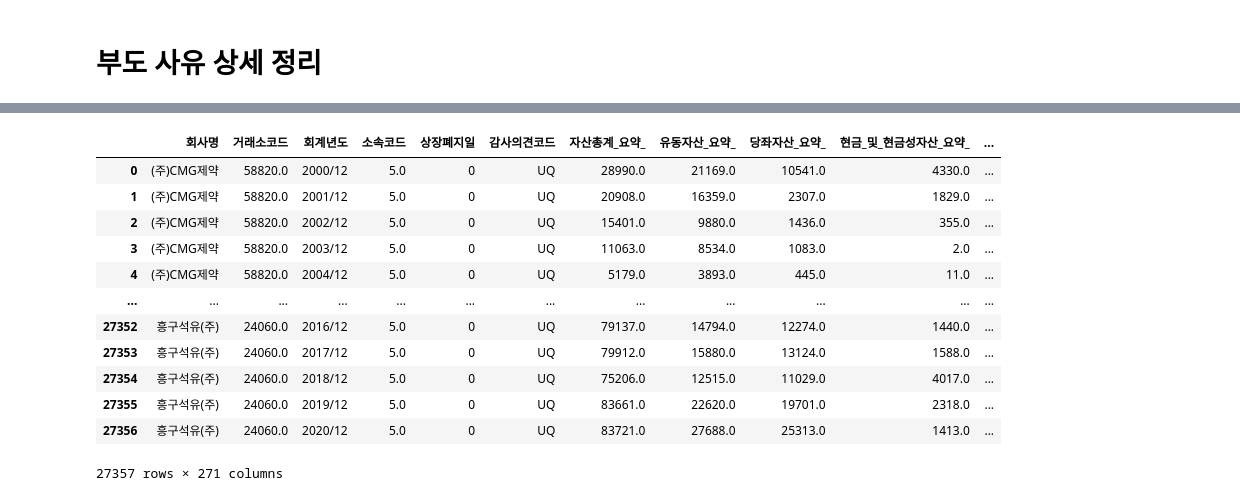
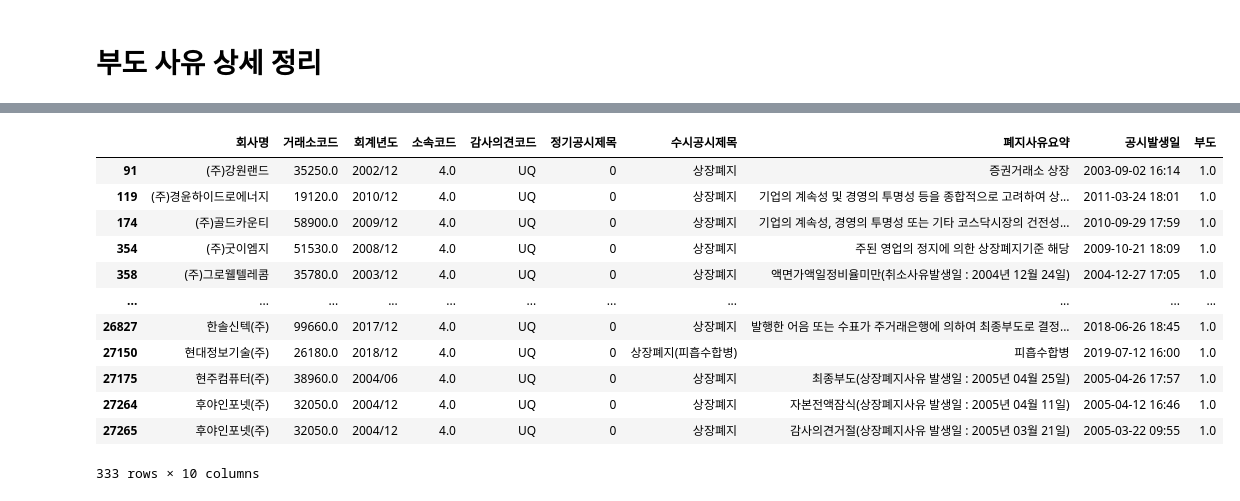
Before and after one commit to JxxHxxx/Ubion-CorporateBankruptcyAnalysis, a Jupyter notebook: Code/JH/code/preprocessing/prepro_bankruptcy_2.ipynb, the cells around one changed output, grey strips where cells are left out. Saved outputs shown, nothing was run; the diff lists cells and outputs as text; code cells hidden in the pictures.

```diff
--- a/Code/JH/code/preprocessing/prepro_bankruptcy_2.ipynb
+++ b/Code/JH/code/preprocessing/prepro_bankruptcy_2.ipynb
@@ -149,17 +169,20 @@ Name: 공시제목, dtype: int64
+# %%
+subset = dataset.loc[dataset['수시공시제목'] != '0',['회사명','거래소코드','회계년도','소속코드','감사의견코드','정기공시제목','수시공시제목','폐지사유요약','공시발생일','부도']]
+# %%
+subset.loc[subset['부도'] == 1]
+# %% [output]
+|  | 회사명 | 거래소코드 | 회계년도 | 소속코드 | 감사의견코드 | 정기공시제목 | 수시공시제목 | 폐지사유요약 | 공시발생일 | 부도 |
+| 91 | (주)강원랜드 | 35250.0 | 2002/12 | 4.0 | UQ | 0 | 상장폐지 | 증권거래소 상장 | 2003-09-02 16:14 | 1.0 |
+| 119 | (주)경윤하이드로에너지 | 19120.0 | 2010/12 | 4.0 | UQ | 0 | 상장폐지 | 기업의 계속성 및 경영의 투명성 등을 종합적으로 고려하여 상... | 2011-03-24 18:01 | 1.0 |
+| 174 | (주)골드카운티 | 58900.0 | 2009/12 | 4.0 | UQ | 0 | 상장폐지 | 기업의 계속성, 경영의 투명성 또는 기타 코스닥시장의 건전성... | 2010-09-29 17:59 | 1.0 |
+| 354 | (주)굿이엠지 | 51530.0 | 2008/12 | 4.0 | UQ | 0 | 상장폐지 | 주된 영업의 정지에 의한 상장폐지기준 해당 | 2009-10-21 18:09 | 1.0 |
+| 358 | (주)그로웰텔레콤 | 35780.0 | 2003/12 | 4.0 | UQ | 0 | 상장폐지 | 액면가액일정비율미만(취소사유발생일 : 2004년 12월 24일) | 2004-12-27 17:05 | 1.0 |
+| ... | ... | ... | ... | ... | ... | ... | ... | ... | ... | ... |
+| 26827 | 한솔신텍(주) | 99660.0 | 2017/12 | 4.0 | UQ | 0 | 상장폐지 | 발행한 어음 또는 수표가 주거래은행에 의하여 최종부도로 결정... | 2018-06-26 18:45 | 1.0 |
+| 27150 | 현대정보기술(주) | 26180.0 | 2018/12 | 4.0 | UQ | 0 | 상장폐지(피흡수합병) | 피흡수합병 | 2019-07-12 16:00 | 1.0 |
+| 27175 | 현주컴퓨터(주) | 38960.0 | 2004/06 | 4.0 | UQ | 0 | 상장폐지 | 최종부도(상장폐지사유 발생일 : 2005년 04월 25일) | 2005-04-26 17:57 | 1.0 |
+| 27264 | 후야인포넷(주) | 32050.0 | 2004/12 | 4.0 | UQ | 0 | 상장폐지 | 자본전액잠식(상장폐지사유 발생일 : 2005년 04월 11일) | 2005-04-12 16:46 | 1.0 |
+| 27265 | 후야인포넷(주) | 32050.0 | 2004/12 | 4.0 | UQ | 0 | 상장폐지 | 감사의견거절(상장폐지사유 발생일 : 2005년 03월 21일) | 2005-03-22 09:55 | 1.0 |
+333 rows × 10 columns
 # %%
-pdataset = pd.read_csv(r'C:\Users\JH\Desktop\Final\CBA\Data\Dataset.csv', index_col=0)
-pdataset
+subset.to_csv(r'C:\Users\JH\Desktop\Final\CBA\Data\데이터정리중\시장조치부도판단ver2.csv', index=False)
-# %% [output]
-|  | 회사명 | 거래소코드 | 회계년도 | 소속코드 | 상장폐지일 | 감사의견코드 | 자산총계_요약_ | 유동자산_요약_ | 당좌자산_요약_ | 현금_및_현금성자산_요약_ | ... |
-| 0 | (주)CMG제약 | 58820.0 | 2000/12 | 5.0 | 0 | UQ | 28990.0 | 21169.0 | 10541.0 | 4330.0 | ... |
-| 1 | (주)CMG제약 | 58820.0 | 2001/12 | 5.0 | 0 | UQ | 20908.0 | 16359.0 | 2307.0 | 1829.0 | ... |
-| 2 | (주)CMG제약 | 58820.0 | 2002/12 | 5.0 | 0 | UQ | 15401.0 | 9880.0 | 1436.0 | 355.0 | ... |
-| 3 | (주)CMG제약 | 58820.0 | 2003/12 | 5.0 | 0 | UQ | 11063.0 | 8534.0 | 1083.0 | 2.0 | ... |
-| 4 | (주)CMG제약 | 58820.0 | 2004/12 | 5.0 | 0 | UQ | 5179.0 | 3893.0 | 445.0 | 11.0 | ... |
-| ... | ... | ... | ... | ... | ... | ... | ... | ... | ... | ... | ... |
-| 27352 | 흥구석유(주) | 24060.0 | 2016/12 | 5.0 | 0 | UQ | 79137.0 | 14794.0 | 12274.0 | 1440.0 | ... |
-| 27353 | 흥구석유(주) | 24060.0 | 2017/12 | 5.0 | 0 | UQ | 79912.0 | 15880.0 | 13124.0 | 1588.0 | ... |
-| 27354 | 흥구석유(주) | 24060.0 | 2018/12 | 5.0 | 0 | UQ | 75206.0 | 12515.0 | 11029.0 | 4017.0 | ... |
-| 27355 | 흥구석유(주) | 24060.0 | 2019/12 | 5.0 | 0 | UQ | 83661.0 | 22620.0 | 19701.0 | 2318.0 | ... |
-| 27356 | 흥구석유(주) | 24060.0 | 2020/12 | 5.0 | 0 | UQ | 83721.0 | 27688.0 | 25313.0 | 1413.0 | ... |
-27357 rows × 271 columns
```
Also changed, not shown: parts of 25 cells of this notebook, 3 other files.
